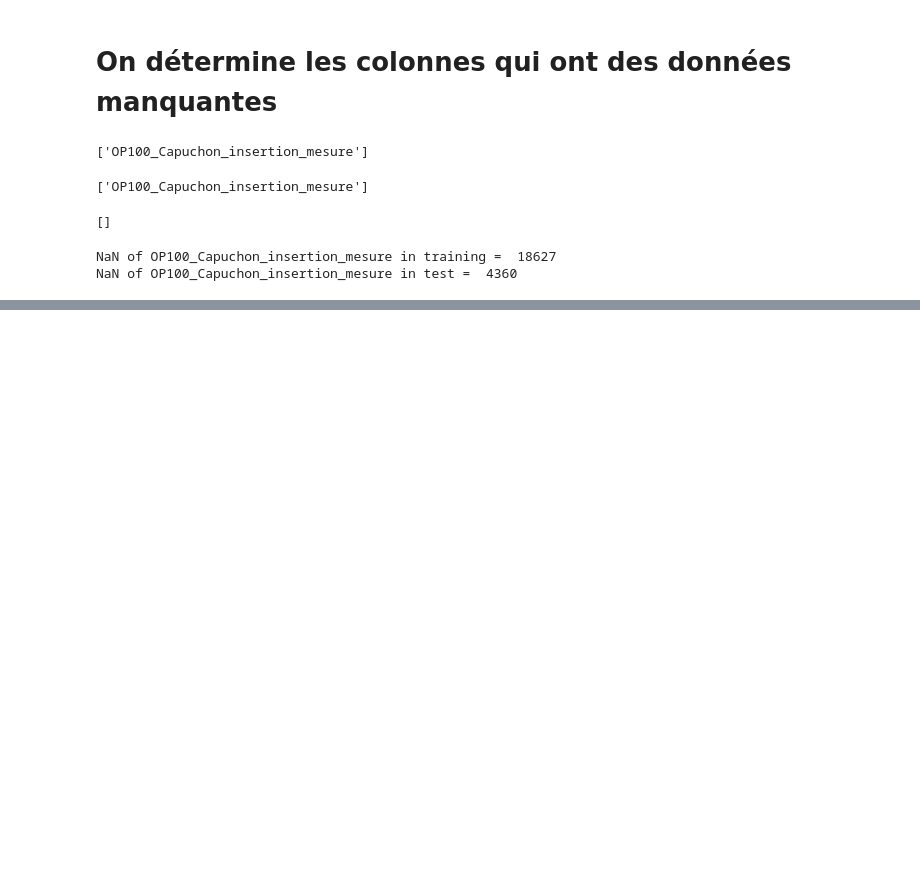
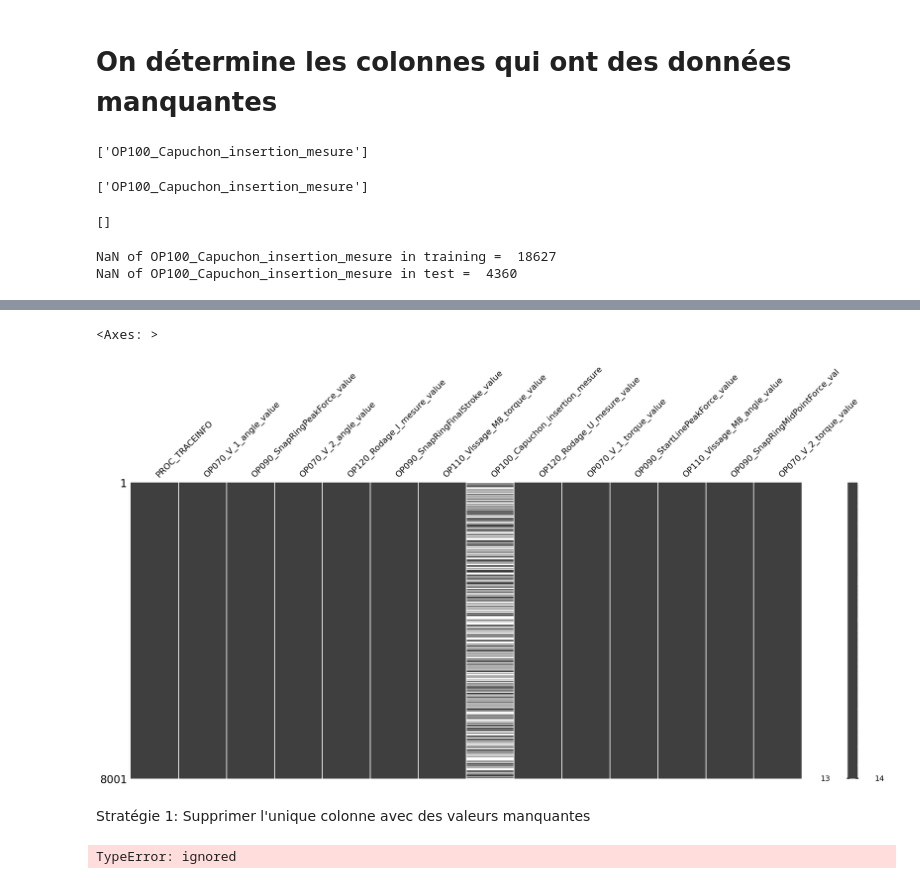
Before and after one commit to TonioHathos/AI_Valeo, a Jupyter notebook: Preprocessing_dataset_antoine.ipynb, the cells around one changed output, grey strips where cells are left out. Cells and saved outputs as stored; diff of their text form; code cells hidden in the pictures; blank space fills up the shorter version.

Commit message:
suppression colonne

```diff
--- a/Preprocessing_dataset_antoine.ipynb
+++ b/Preprocessing_dataset_antoine.ipynb
@@ -81,0 +87,12 @@ NaN of OP100_Capuchon_insertion_mesure in test =  4360
+# %%
+msno.matrix(df_test_inputs)
+# %% [output]
+<Axes: >
+[figure, added]
+# %% [markdown]
+Stratégie 1: Supprimer l'unique colonne avec des valeurs manquantes
+# %%
+df_training_inputs_cleaned = df_training_inputs.drop(colomns=["OP100_Capuchon_insertion_mesure"])
+df_test_inputs_cleaned = df_test_inputs.drop(colomns=["OP100_Capuchon_insertion_mesure"])
+# %% [output]
+TypeError: ignored
```
Also changed, not shown: parts of 2 cells of this notebook.
